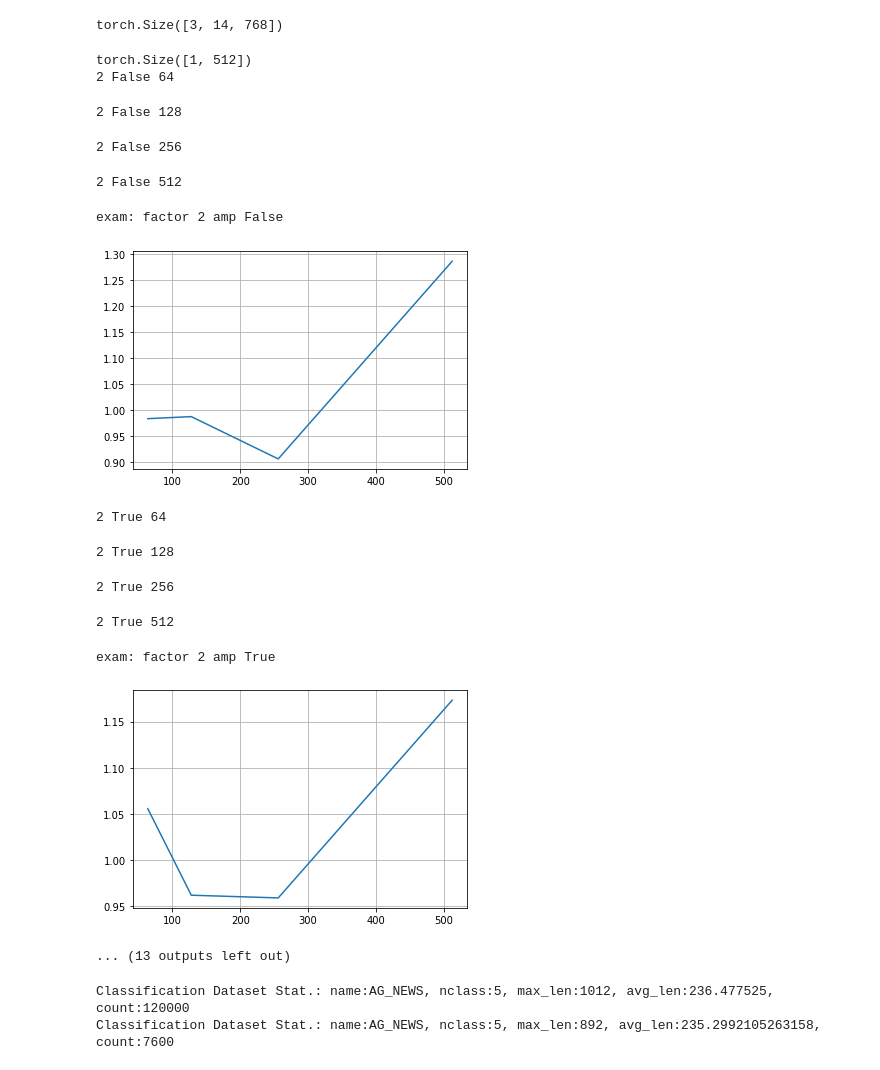
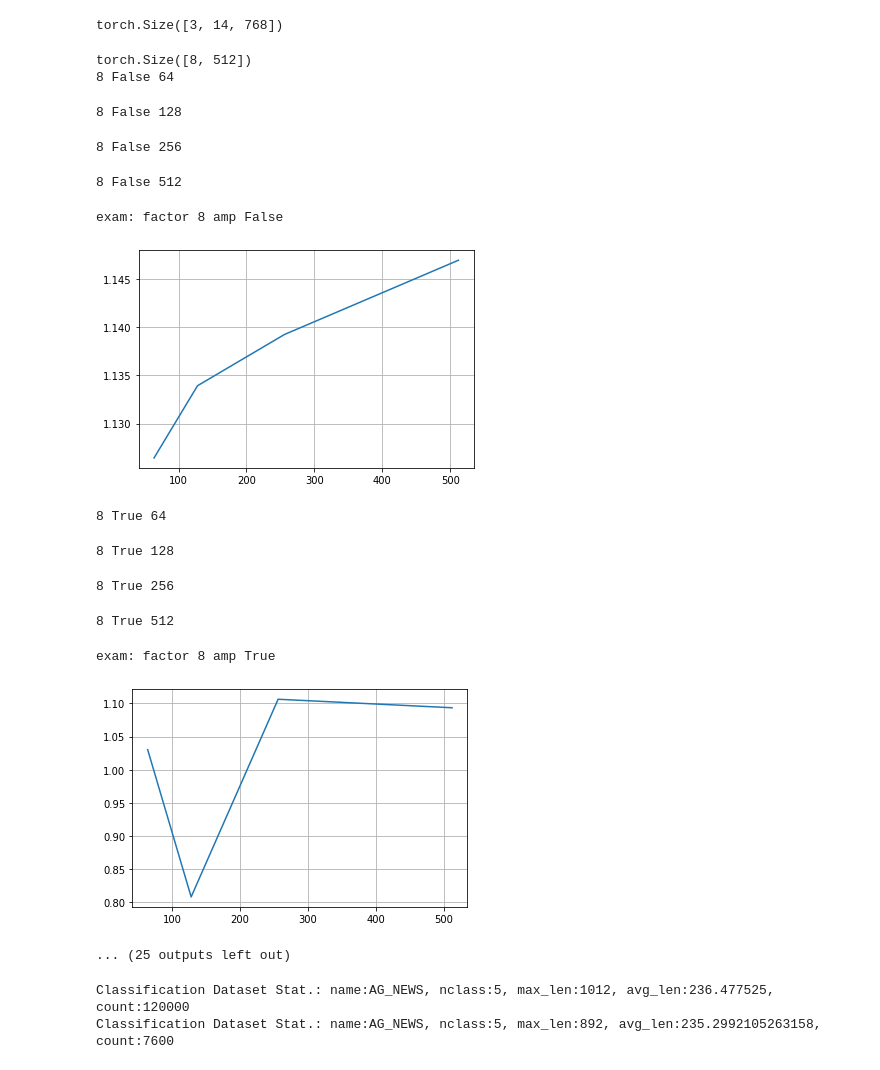
Before and after one commit to gmlwns2000/sttabt, a Jupyter notebook: interpolation_on_attention.ipynb, the cells around one changed output. Cells and saved outputs as stored; diff of their text form; code cells hidden in the pictures.

```diff
--- a/interpolation_on_attention.ipynb
+++ b/interpolation_on_attention.ipynb
@@ -1097,7 +1097,7 @@ def set_lowdim(model, v, factor=2, qk_linear_mode='avg'):
                 layer.attention.self.update_lowdim()
             else:
                 layer.attention.self.lowdim = False
-BATCH_SIZE=1
+BATCH_SIZE=8
 text = [
     ("[CLS]Bert Model with two heads on top as done during the pretraining: "+
     "a masked language modeling head and a next sentence prediction (classification) head."+
@@ -1117,61 +1117,68 @@ model(data)
 hidden = model.encoder.layer[0].attention.self.last_hidden_states
 mask = model.encoder.layer[0].attention.self.last_attention_mask
 
-N = 10#500
+N = 500
 def run(model, tokens=512, factor=2, lowdim=False, using_amp=False, n=N):
     input = data[:, :tokens]
     set_lowdim(model, lowdim, factor=factor)
     from torch.cuda.amp import autocast
+    model.eval()
     t = time.time()
     for k in tqdm.tqdm(range(n)):
         with torch.no_grad(), autocast(enabled=using_amp):
             model(input)
             # for i in range(len(model.encoder.layer)):
             #     model.encoder.layer[i].attention.self.forward(
             #         hidden_states = hidden,
             #         attention_mask = mask,
             #         output_attentions = True,
             #     )
     took = time.time() - t
     set_lowdim(model, False, factor=factor)
     return took
 
 def exam(factor=2, using_amp=False):
     tokens = [64, 128, 256, 512]
     speedups = []
     for t in tokens:
         print(factor, using_amp, t)
         non = run(model, tokens=t, factor=factor, lowdim=False, using_amp=using_amp, n=20)
         non = run(model, tokens=t, factor=factor, lowdim=False, using_amp=using_amp)
         low = run(model, tokens=t, factor=factor, lowdim=True, using_amp=using_amp, n=20)
         low = run(model, tokens=t, factor=factor, lowdim=True, using_amp=using_amp)
         speedups.append(non / low)
     print('exam: factor', factor, 'amp', using_amp)
     plt.plot(tokens, speedups)
     #plt.axis('equal')
     plt.grid()
     plt.show()
 
-exam(2, False)
-exam(2, True)
-exam(4, False)
-exam(4, True)
+# exam(2, False)
+# exam(2, True)
+# exam(4, False)
+# exam(4, True)
+exam(8, False)
+exam(8, True)
+exam(16, False)
+exam(16, True)
+exam(32, False)
+exam(32, True)
 print('done')
 # %% [output]
-torch.Size([1, 512])
-2 False 64
+torch.Size([8, 512])
+8 False 64
-2 False 128
+8 False 128
-2 False 256
+8 False 256
-2 False 512
+8 False 512
-exam: factor 2 amp False
+exam: factor 8 amp False
-[figure, old version]
+[figure, new version]
-2 True 64
+8 True 64
-2 True 128
+8 True 128
-2 True 256
+8 True 256
-2 True 512
+8 True 512
-exam: factor 2 amp True
+exam: factor 8 amp True
-[figure, old version]
+[figure, new version]
-... (13 outputs left out)
+... (25 outputs left out)
 # %%
 from trainer.classification import Trainer
 trainer = Trainer()
```
Also changed, not shown: parts of 3 cells of this notebook, 1 other file.
